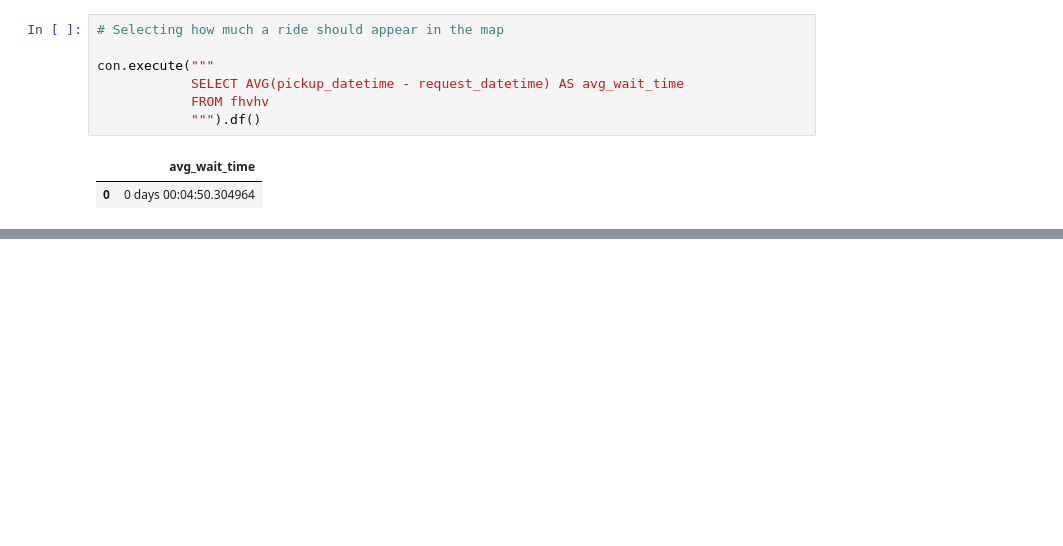
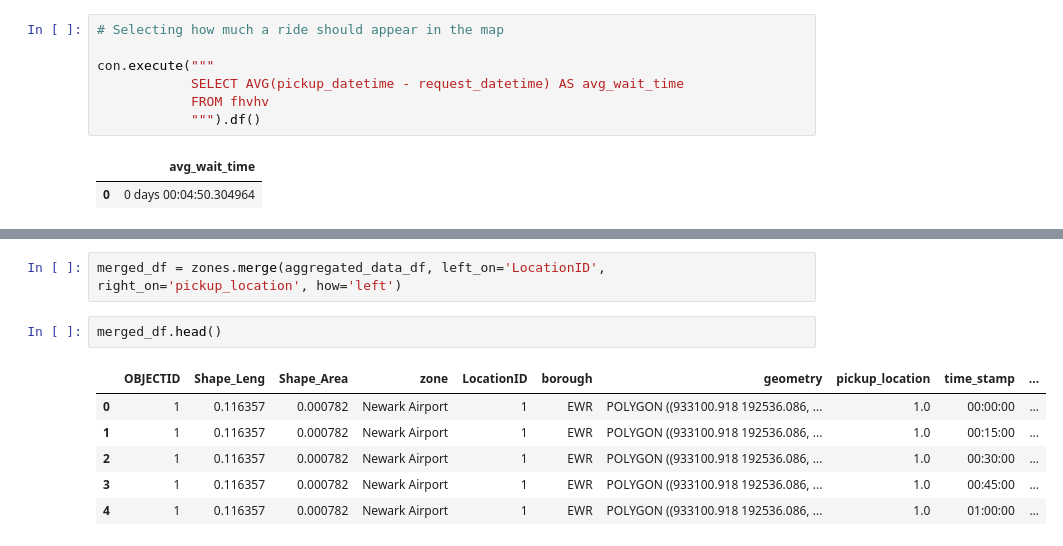
Before and after one commit to 4ct1o/nyc-tlc-interactive-heatmap, a Jupyter notebook: 02_notebooks/01_eda.ipynb, the cells around one changed output, grey strips where cells are left out. Cells and saved outputs as stored; diff of their text form; blank space fills up the shorter version.

```diff
--- a/02_notebooks/01_eda.ipynb
+++ b/02_notebooks/01_eda.ipynb
@@ -58,0 +143,11 @@ con.execute("""
+# %%
+merged_df = zones.merge(aggregated_data_df, left_on='LocationID', right_on='pickup_location', how='left')
+# %%
+merged_df.head()
+# %% [output]
+|  | OBJECTID | Shape_Leng | Shape_Area | zone | LocationID | borough | geometry | pickup_location | time_stamp | ... |
+| 0 | 1 | 0.116357 | 0.000782 | Newark Airport | 1 | EWR | POLYGON ((933100.918 192536.086, ... | 1.0 | 00:00:00 | ... |
+| 1 | 1 | 0.116357 | 0.000782 | Newark Airport | 1 | EWR | POLYGON ((933100.918 192536.086, ... | 1.0 | 00:15:00 | ... |
+| 2 | 1 | 0.116357 | 0.000782 | Newark Airport | 1 | EWR | POLYGON ((933100.918 192536.086, ... | 1.0 | 00:30:00 | ... |
+| 3 | 1 | 0.116357 | 0.000782 | Newark Airport | 1 | EWR | POLYGON ((933100.918 192536.086, ... | 1.0 | 00:45:00 | ... |
+| 4 | 1 | 0.116357 | 0.000782 | Newark Airport | 1 | EWR | POLYGON ((933100.918 192536.086, ... | 1.0 | 01:00:00 | ... |
```
Also changed, not shown: parts of 20 cells of this notebook.
